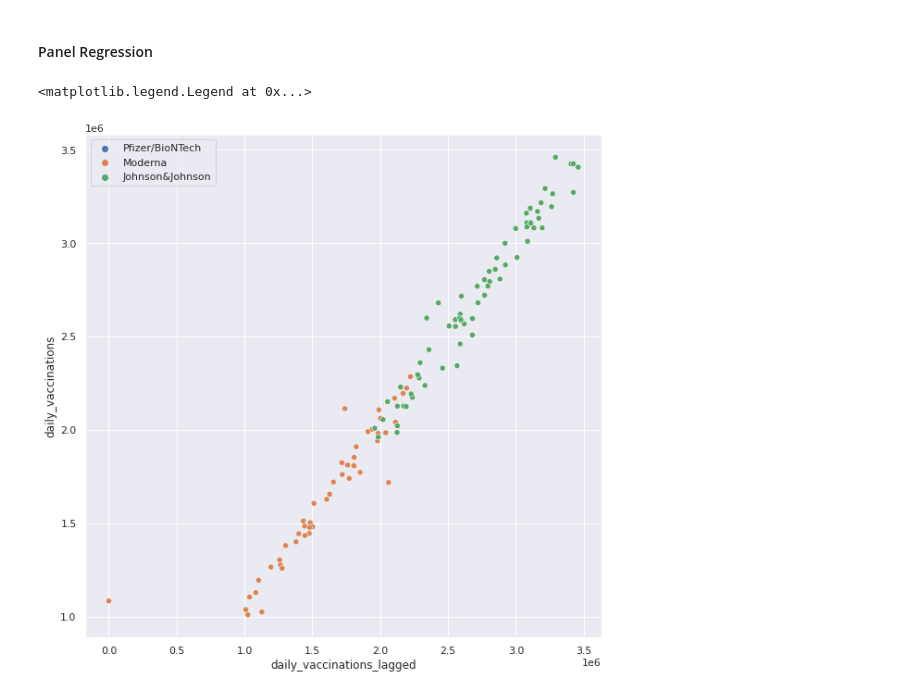
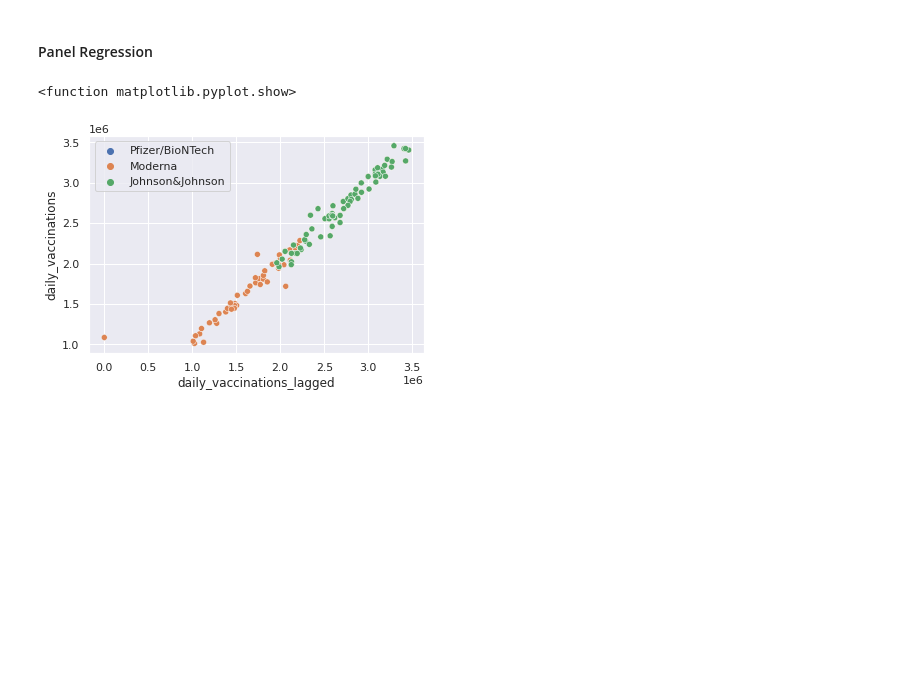
Before and after one commit to juno-yuu/COVID-Vaccine-and-Biotech-industry, a Jupyter notebook: Final_Project_Clean.ipynb, the cells around one changed output. Saved outputs shown, nothing was run; the diff lists cells and outputs as text; code cells hidden in the pictures; blank space fills up the shorter version.

```diff
--- a/Final_Project_Clean.ipynb
+++ b/Final_Project_Clean.ipynb
@@ -215,10 +215,10 @@ ultimate.head(20)
 # %% [markdown]
 #### Panel Regression
 # %%
-plt.figure(figsize = [10, 10])
+plt.figure()
 ax = sns.scatterplot(x = 'daily_vaccinations_lagged', y = 'daily_vaccinations', data = ultimate, hue = 'vaccine', legend = 'brief')
-ax.legend(loc='center left', bbox_to_anchor=(1.25, 0.5), ncol=1)
-plt.legend(loc = 2)
+plt.legend()
+plt.show
 # %% [output]
-<matplotlib.legend.Legend at 0x...>
+<function matplotlib.pyplot.show>
-[figure, old version]
+[figure, new version]
```
